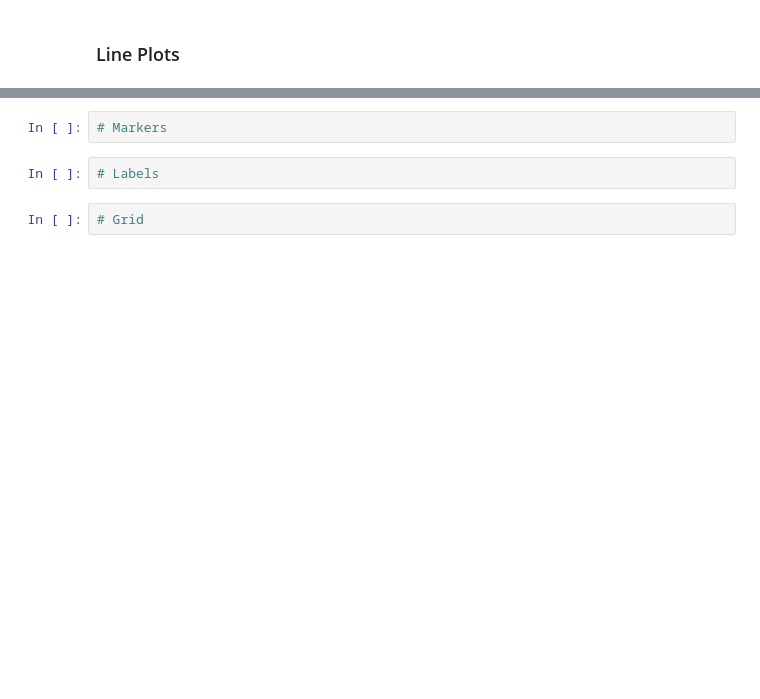
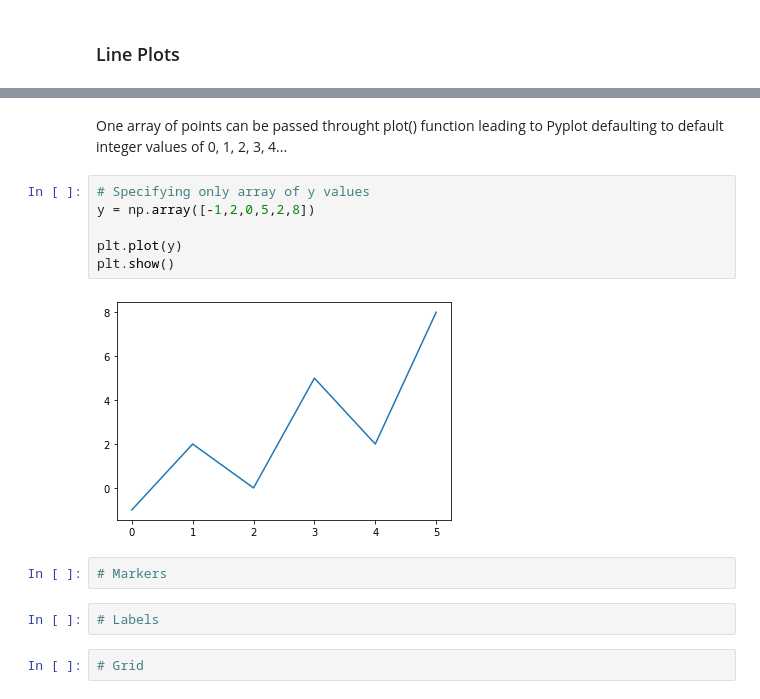
Before and after one commit to Mantvydas-data/FundamentalsofDataAnalysis, a Jupyter notebook: pyplot.ipynb, the cells around one changed output, grey strips where cells are left out. Drawn from its saved outputs; the diff is of its cells as text; blank space fills up the shorter version.

```diff
--- a/pyplot.ipynb
+++ b/pyplot.ipynb
@@ -33,3 +55,13 @@ Line plots
+# %% [markdown]
+One array of points can be passed throught plot() function leading to Pyplot defaulting to default integer values of 0, 1, 2, 3, 4...
+# %%
+# Specifying only array of y values
+y = np.array([-1,2,0,5,2,8])
+
+plt.plot(y)
+plt.show()
+# %% [output]
+[figure, added]
 # %%
 # Markers
 # %%
```
Also changed, not shown: parts of 5 cells of this notebook.
